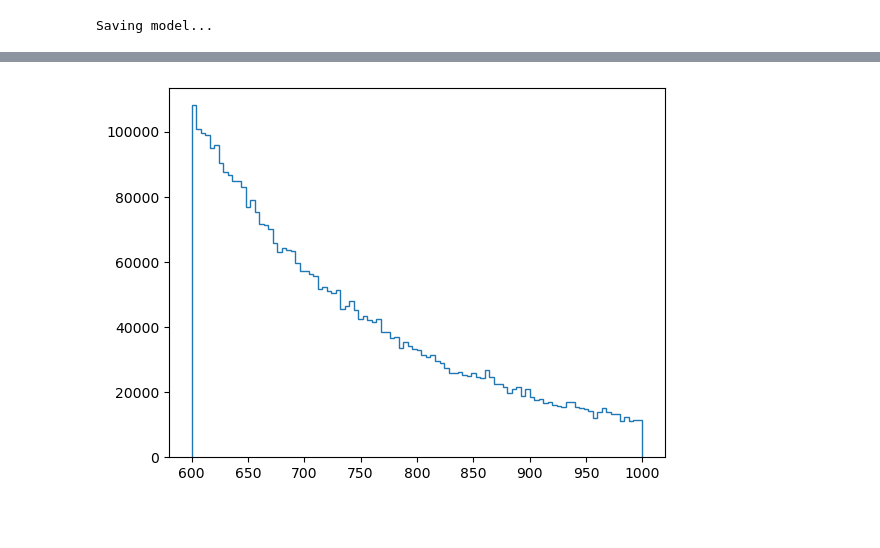
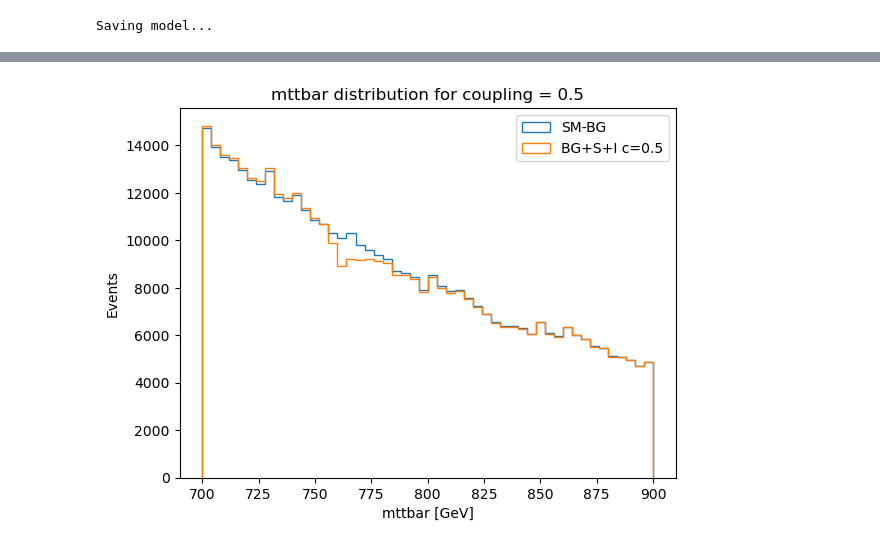
Before and after one commit to Aidan-Hughes-05/TtbarResonanceStudies, a Jupyter notebook: MLNotebooks/CouplingEstimationNegW.ipynb, the cells around one changed output, grey strips where cells are left out. Saved outputs shown, nothing was run; the diff lists cells and outputs as text; code cells hidden in the pictures; blank space fills up the shorter version.

```diff
--- a/MLNotebooks/CouplingEstimationNegW.ipynb
+++ b/MLNotebooks/CouplingEstimationNegW.ipynb
@@ -440,7 +452,6 @@ def train(model, criterion, optimizer, scheduler, train_loader, val_loader, n_ep
             # outputs = torch.sigmoid(outputs)
             # Weight according to (1/W_1)*wi_1 + (1/W_0)*wi_0
             weights = inputs_device[:,-1]
-            weights = torch.abs(weights)
             norm_weigths = norm_weights_per_batch(weights, categories_device)
             # Calculate the weighted loss
             loss = criterion(outputs.squeeze(), targets_device) * norm_weigths
@@ -467,7 +478,6 @@ def train(model, criterion, optimizer, scheduler, train_loader, val_loader, n_ep
                 # outputs = torch.sigmoid(outputs)
                 # Weight according to (1/W_1)*wi_1 + (1/W_0)*wi_0
                 weights = inputs_device[:,-1]
-                weights = torch.abs(weights)
                 norm_weigths = norm_weights_per_batch(weights, categories_device)
                 # Calculate the weighted loss
                 loss = criterion(outputs.squeeze(), targets_device) * norm_weigths
@@ -563,7 +572,7 @@ Saving model...
 load_model = True
 if load_model:
     eval_model = RatioEstimator(x_dim = 5, theta_dim = 1, hidden_dim = 64)
-    eval_model.load_state_dict(torch.load('Coupling_Inference_SI_vs_BG_PP.pth', weights_only=True))
+    eval_model.load_state_dict(torch.load('Coupling_Inference_SI_vs_BG_PP.pth', weights_only=True,map_location=torch.device('cpu')))
     model_pp = eval_model
 else:
     eval_model = model_pp
@@ -649,3 +658,3 @@ Test batches =  98
 # %%
-train(model_pn, criterion, optimizer_pn, scheduler_pn, train_loader_pn, val_loader_pn, n_epochs=200, device=device)
+train(model_pn, criterion, optimizer_pn, scheduler_pn, train_loader_pn, val_loader_pn, n_epochs=150, device=device)
 # %% [output]
@@ -675,7 +684,7 @@ Saving model...
 load_model = True
 if load_model:
     eval_model = RatioEstimator(x_dim = 5, theta_dim = 1, hidden_dim = 64)
-    eval_model.load_state_dict(torch.load('Coupling_Inference_SI_vs_BG_PN.pth', weights_only=True))
+    eval_model.load_state_dict(torch.load('Coupling_Inference_SI_vs_BG_PN.pth', weights_only=True,map_location=torch.device('cpu')))
     model_pn = eval_model
 else:
     eval_model = model_pn
@@ -779,65 +788,33 @@ def likelihood_ratio(theta, X_obs, eval_model):
     llh_ratio = scores / (1-scores)
     return llh_ratio
 
-def RoSMM(theta_tensor, X_obs, weights, model_pp, model_pn, C_zero, C_one):
+def RoSMM(theta_tensor, X_obs, model_pp, model_pn, C_zero, C_one):
     llr_pp = likelihood_ratio(theta_tensor, X_obs, model_pp)
     llr_pn = likelihood_ratio(theta_tensor, X_obs, model_pn)
     rosmm = llr_pp * C_one/C_zero + llr_pn * (1-C_one)/C_zero
     return rosmm
 
-# THIS IS NOT USEFUL
-'''
-def log_likelihood_ratio(theta_tensor, X_obs, weights, model_pp, model_pn, C_zero, C_one):
-    llh_ratio = RoSMM(theta_tensor, X_obs, weights, model_pp, model_pn, C_zero, C_one)
-    log_llh_ratio =torch.log(llh_ratio*llh_rat)
-    return torch.sum(weights*log_llh_ratio)
-
-def parameter_inference(theta_scan, X_obs, weights, model_pp, model_pn, C_zero, C_one):
-    log_likelihoods = []
-
-    for itheta in theta_scan:
-        theta_transformed = scaler["coupling"].transform([[itheta]])[0,0]
-        print("Scanning theta = ", round(theta_transformed, 2))
-        theta_tensor = torch.tensor([theta_transformed], requires_grad=False, dtype=torch.float32)
-        # llh = corrected_log_likelihood(theta_tensor, new_X, weights, X_ref, weights_ref)
-        llh = log_likelihood_ratio(theta_tensor, X_obs, weights, model_pp, model_pn, C_zero, C_one)
-        log_likelihoods.append(llh.item())
-
-    max_llh = np.array(max(log_likelihoods))
-    q_mu = -2*(log_likelihoods - max_llh)
-    q_mu = log_likelihoods
-
-    plt.plot(theta_scan, q_mu)
-    plt.xlabel("Theta")
-    plt.ylabel("q_mu")
-    plt.xlim((min(theta_scan),max(theta_scan)))
-    plt.show()
-
-    # Get the MLE estimate for theta
-    np.argmin(q_mu)
-    theta_mle = theta_scan[np.argmin(q_mu)]
-    print("MLE estimate for theta:", theta_mle)
-
-    return theta_mle, q_mu
-
-new_data =  X_inference_2
-new_data = new_data.reshape(-1, new_data.shape[2])
-weights = torch.tensor(new_data[:,-1], requires_grad=False, dtype=torch.float32)
-new_data = new_data[:,:-2] # Remove weight and coupling column
-new_X = torch.tensor(new_data, requires_grad=False, dtype=torch.float32)
-
-theta_scan = np.linspace(0.1,1.5,50)
-theta_mle, q_mu = parameter_inference(theta_scan, new_X, weights, model_pp, model_pn, C_zero, C_one)
-'''
-
-bg_mask = y[:,0] == 0
+bg_mask = np.bitwise_and(y_pre_transform[:,0] == 0, X_pre_transform[:,-2] == 0.2)
+print(bg_mask.sum())
 sig_mask = coupling_0p5_indices
 bg_data =  X_pre_transform[bg_mask].reshape(-1,X_pre_transform.shape[1])
-print(new_data.shape)
+print(bg_data.shape)
 bg_weights = bg_data[:,-1]
 bg_mttbar = bg_data[:,-3]
-plt.hist(bg_mttbar, weights=weights, bins=100, histtype='step', label=f'Coupling {coupling}', density=False, range=[600,1000])
+plt.hist(bg_mttbar, weights=bg_weights, bins=50, histtype='step', label=f'SM-BG', density=False, range=[700,900])
 
+sig_mask = y_pre_transform[:,1] == 3
+# append the bg_mask to the sig_mask with a bitwise or
+sig_mask = np.bitwise_or(sig_mask, bg_mask)
+sig_data =  X_pre_transform[sig_mask].reshape(-1,X_pre_transform.shape[1])
+sig_weights = sig_data[:,-1]
+sig_mttbar = sig_data[:,-3]
+counts_and_bins = plt.hist(sig_mttbar, weights=sig_weights, bins=50, histtype='step', label=f'BG+S+I c=0.5', density=False, range=[700,900])
+print(counts_and_bins[0])
+plt.xlabel("mttbar [GeV]")
+plt.ylabel("Events")
+plt.title("mttbar distribution for coupling = 0.5")
+plt.legend()
 
 plt.show()
 # %% [output]
@@ -845 +836 @@ plt.show()
-[figure, old version]
+[figure, new version]
```
Also changed, not shown: parts of 25 cells of this notebook.
